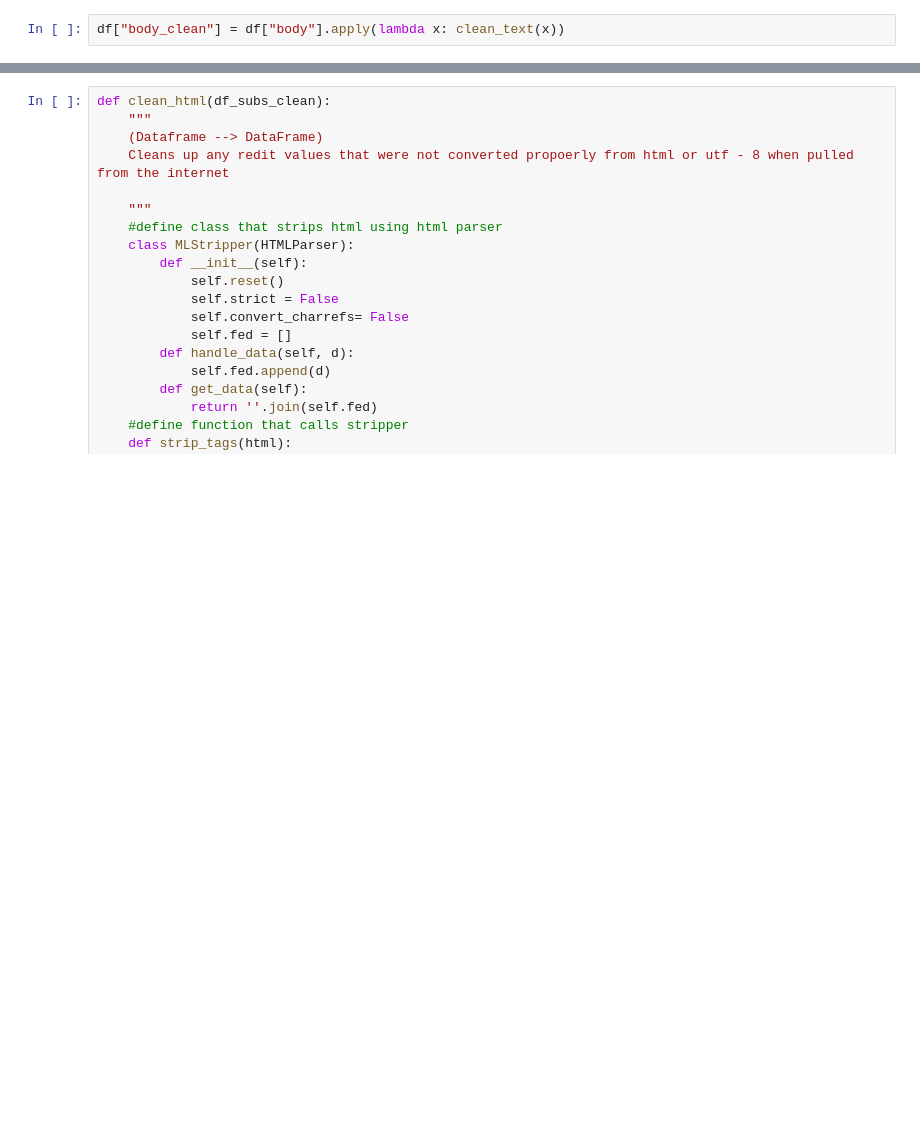
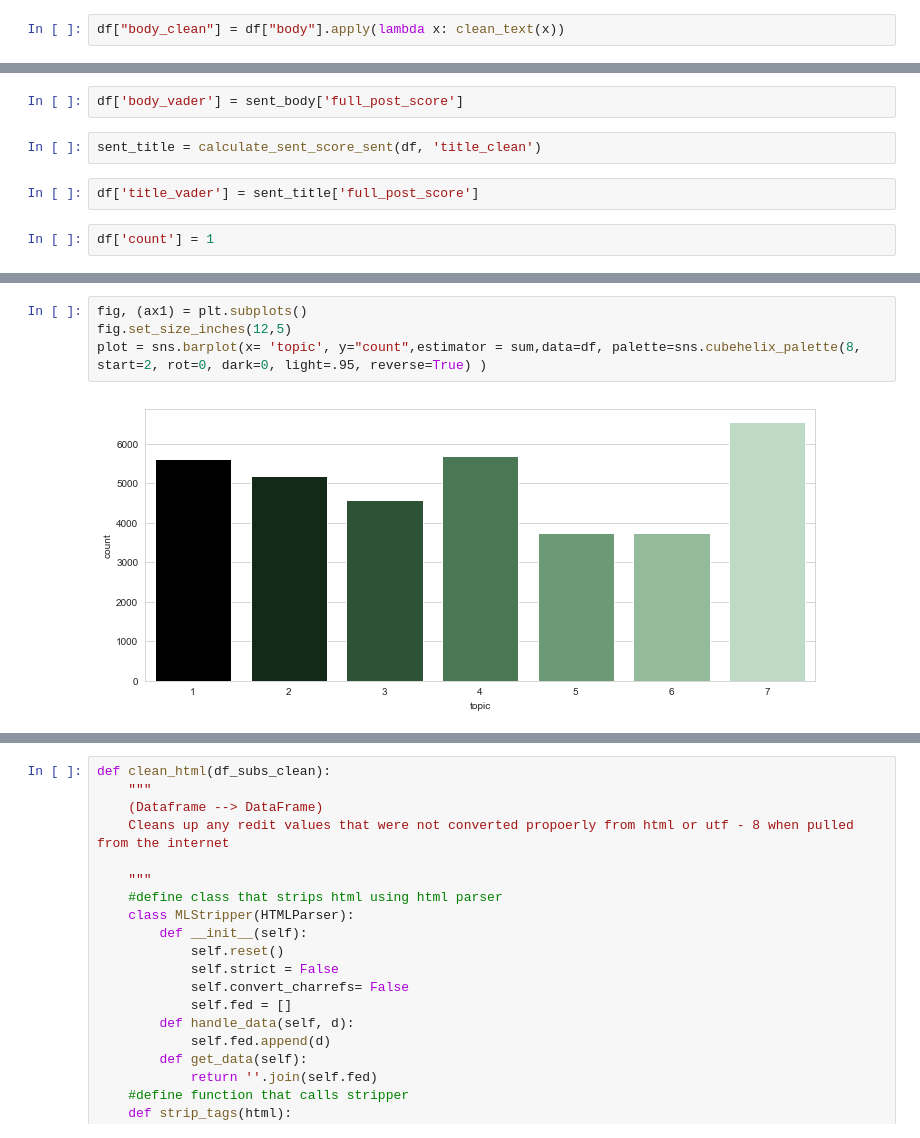
Before and after one commit to LycheeLisa/TransitSocialMedia, a Jupyter notebook: Code/topic_df analysis.ipynb, the cells around one changed output, grey strips where cells are left out. Drawn from its saved outputs; the diff is of its cells as text; blank space fills up the shorter version.

```diff
--- a/Code/topic_df analysis.ipynb
+++ b/Code/topic_df analysis.ipynb
@@ -120,0 +80,8 @@ getTFIDFandCount(df_clean[df_clean['topic'] == 4]['body_clean'], (3,3))
+# %%
+df['body_vader'] = sent_body['full_post_score']
+# %%
+sent_title = calculate_sent_score_sent(df, 'title_clean')
+# %%
+df['title_vader'] = sent_title['full_post_score']
+# %%
+df['count'] = 1
@@ -120,0 +101,6 @@ getTFIDFandCount(df_clean[df_clean['topic'] == 4]['body_clean'], (3,3))
+# %%
+fig, (ax1) = plt.subplots()
+fig.set_size_inches(12,5)
+plot = sns.barplot(x= 'topic', y="count",estimator = sum,data=df, palette=sns.cubehelix_palette(8, start=2, rot=0, dark=0, light=.95, reverse=True) )
+# %% [output]
+[figure, added]
```
Also changed, not shown: parts of 169 cells of this notebook, 9 other files.
